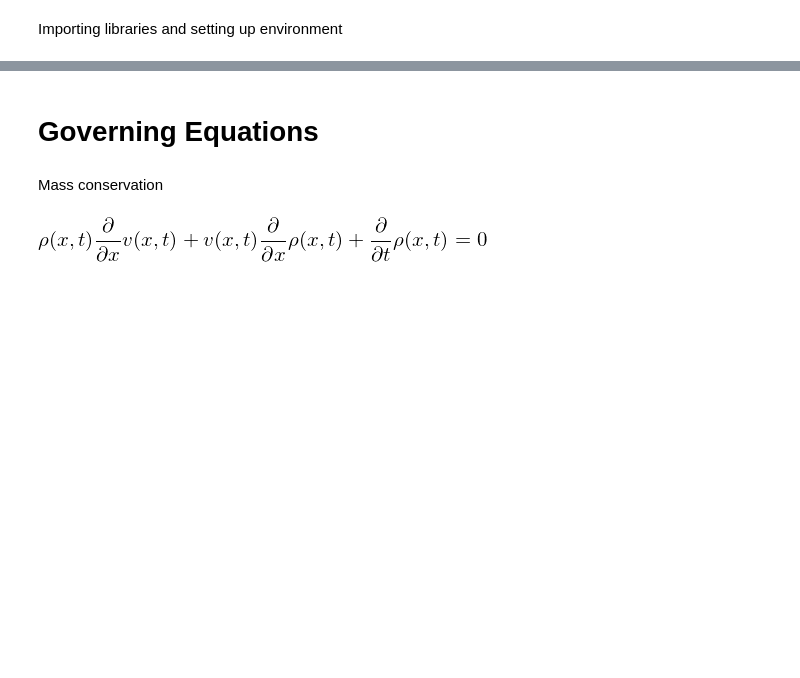
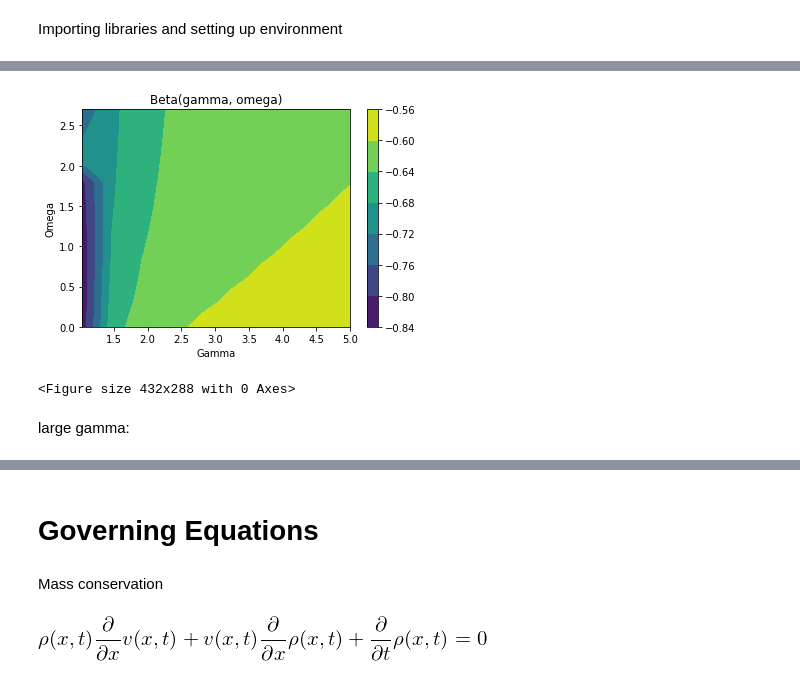
Before and after one commit to aremorov/stellar_atm_shocks, a Jupyter notebook: s_analysis.ipynb, the cells around one changed output, grey strips where cells are left out. Drawn from its saved outputs; the diff is of its cells as text; code cells hidden in the pictures; blank space fills up the shorter version.

```diff
--- a/s_analysis.ipynb
+++ b/s_analysis.ipynb
@@ -10,0 +52,18 @@ import matplotlib
+# %%
+b = [] #beta
+for i in range(len(Z)):
+    b.append(Z[i]/(omega[i] + 1))
+
+fig,ax=plt.subplots(1,1)
+cp = ax.contourf(X, Y, b)
+fig.colorbar(cp) # Add a colorbar to a plot
+ax.set_title('Beta(gamma, omega)')
+ax.set_xlabel('Gamma')
+ax.set_ylabel('Omega')
+plt.show()
+plt.savefig("beta_plot.pdf")
+# %% [output]
+[figure, added]
+<Figure size 432x288 with 0 Axes>
+# %% [markdown]
+large gamma:
```
Also changed, not shown: parts of 43 cells of this notebook.
